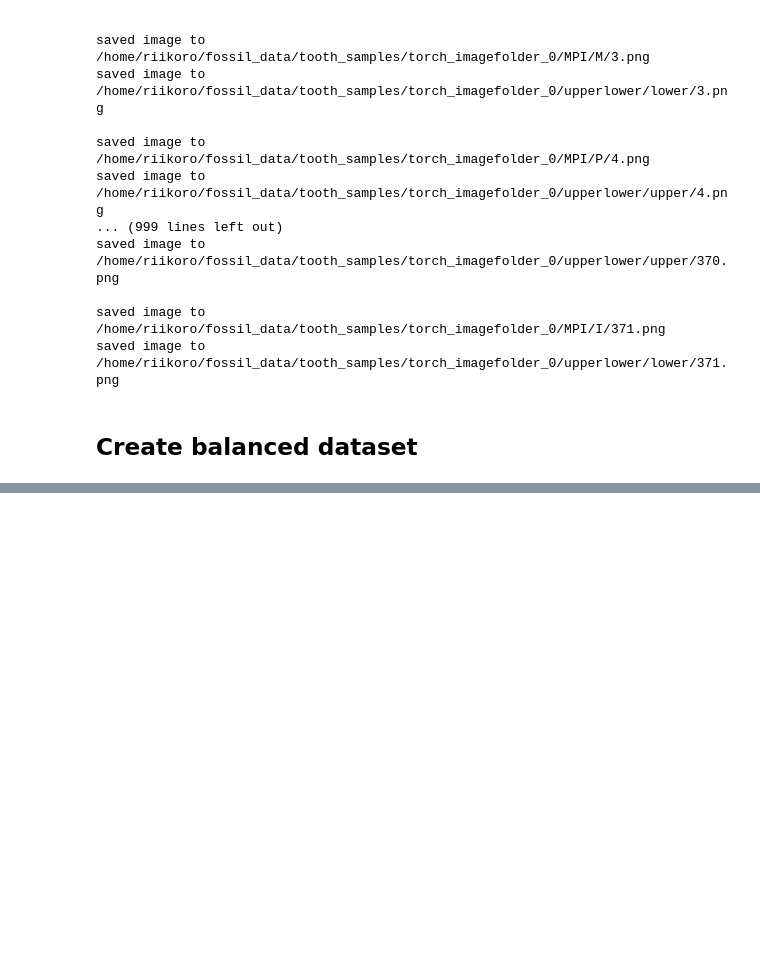
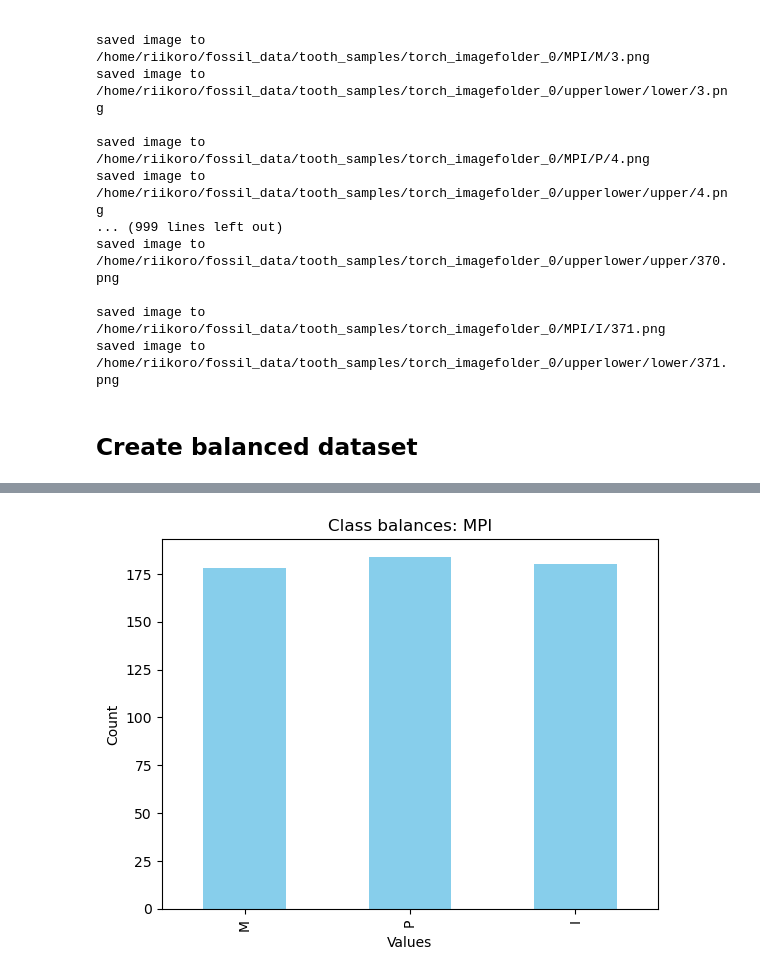
Before and after one commit to korolainenriikka/thesis, a Jupyter notebook: code/data_cleaning/data_to_imagefolder.ipynb, the cells around one changed output, grey strips where cells are left out. Saved outputs shown, nothing was run; the diff lists cells and outputs as text; code cells hidden in the pictures; blank space fills up the shorter version.

```diff
--- a/code/data_cleaning/data_to_imagefolder.ipynb
+++ b/code/data_cleaning/data_to_imagefolder.ipynb
@@ -158,0 +175,34 @@ saved image to /home/riikoro/fossil_data/tooth_samples/torch_imagefolder_0/upper
+# %%
+# each I to 6 images, each P to 2 images
+def translation_augment(tooth_type, tx, ty):
+    translated_images = []
+    translation_matrix = np.array([[1.,0.,tx],[0.,1.,ty]])
+    for i, row in tooth_labels[tooth_labels['tooth_type'] == tooth_type].iterrows():
+        image = cv2.imread(row['image_path'])
+        translated_images.append(translate(image, tx, ty))
+    return translated_images
+
+new_Ps = translation_augment('P', -2., 1.)
+new_Is = []
+translations = [(-7,1), (-4,1), (1, -4), (1, 4)]
+for i in range(4): # translate each image 5 times to obtain enough incisors
+    new = translation_augment('I', translations[i][0], translations[i][1])
+    new_Is.extend(new)
+# %%
+# re-plot histogram
+# value_counts = tooth_labels['tooth_type'].value_counts()
+value_counts['P'] += len(new_Ps)
+value_counts['I'] += len(new_Is)
+
+# Plot a bar chart
+value_counts.plot(kind='bar', color='skyblue')
+
+# Add title and labels
+plt.title('Class balances: MPI')
+plt.xlabel('Values')
+plt.ylabel('Count')
+
+# Display the plot
+plt.show()
+# %% [output]
+[figure, added]
```
Also changed, not shown: parts of 4 cells of this notebook, 1 other file.
